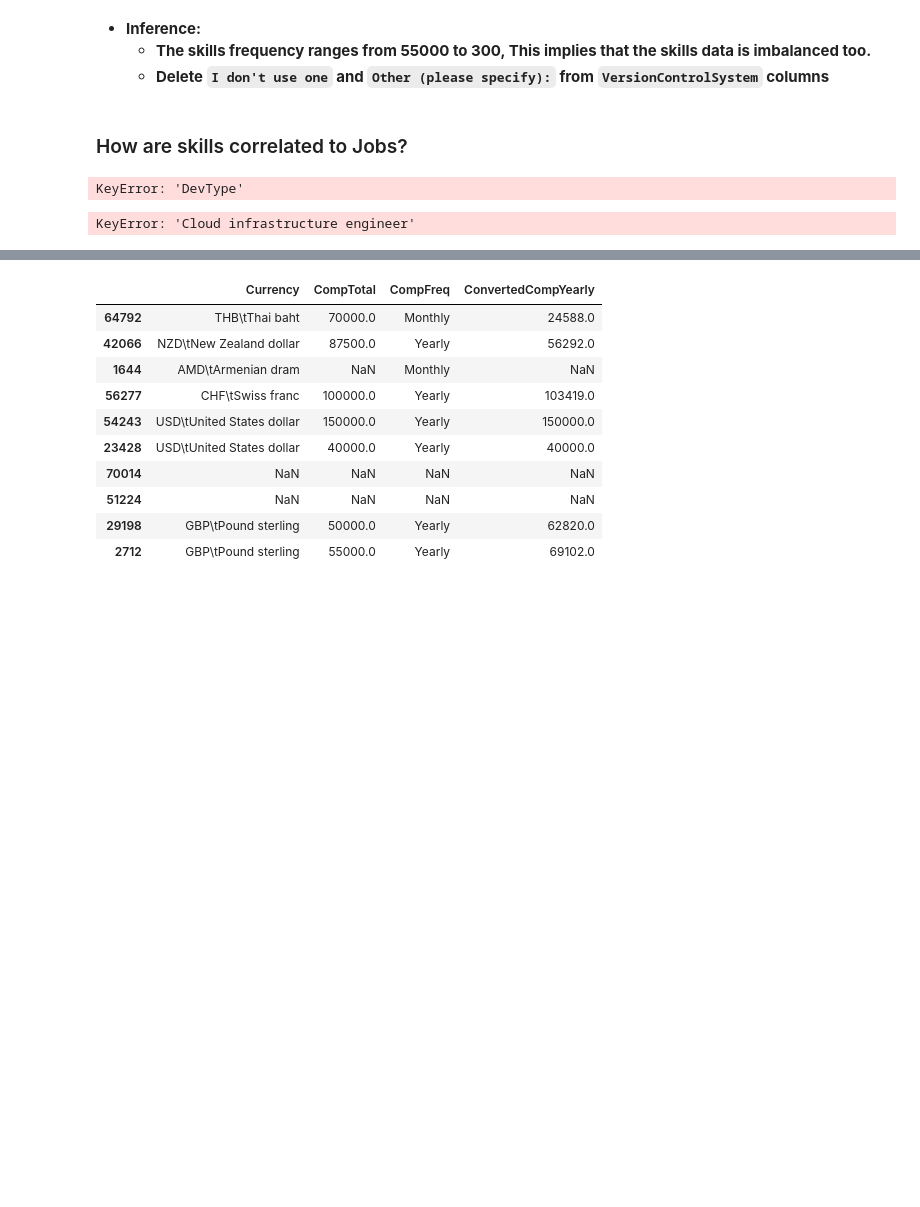
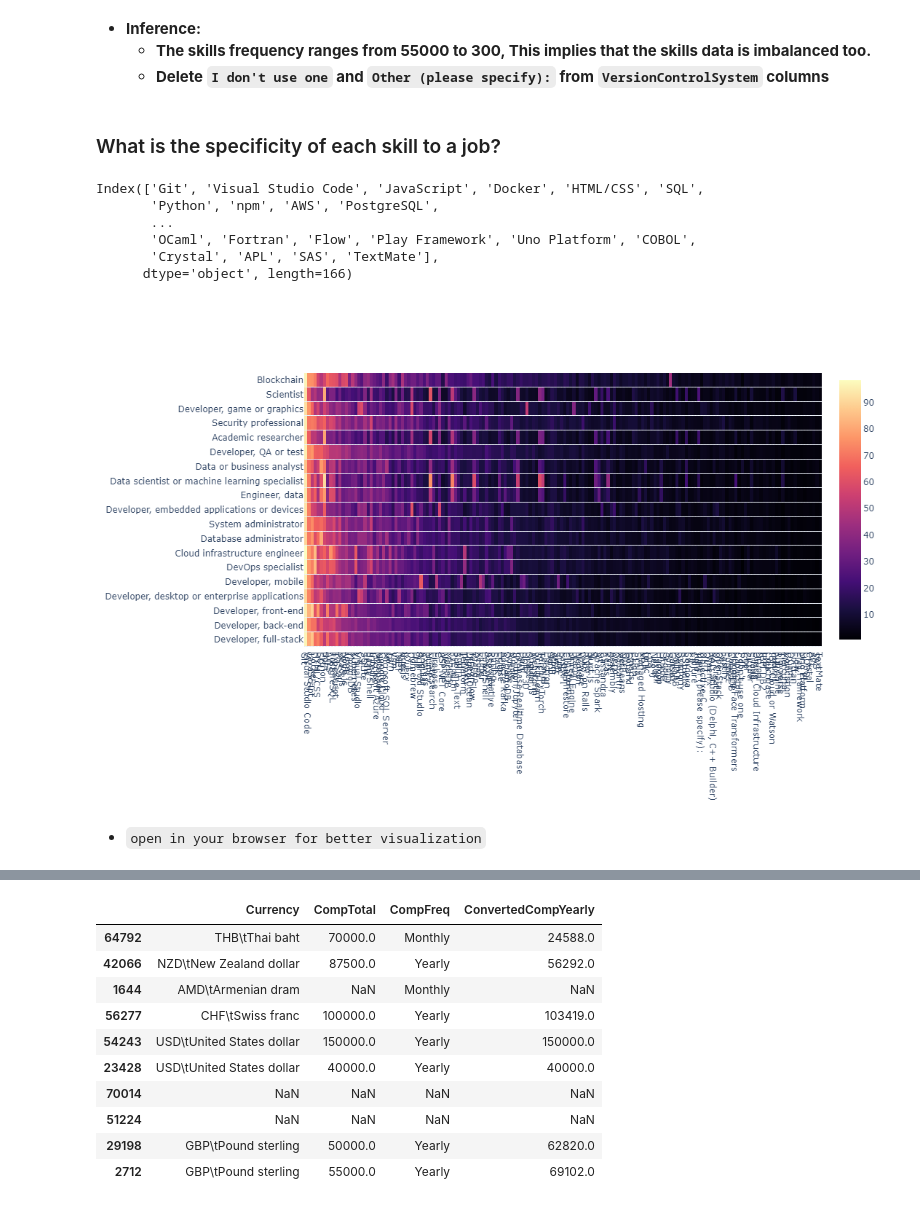
Before and after one commit to AlyAEE/Tech-Jobs-Prediction-Based-On-Your-Skillset-Project, a Jupyter notebook: Notebooks/02.Exploratory Data Analysis.ipynb, the cells around one changed output, grey strips where cells are left out. Drawn from its saved outputs; the diff is of its cells as text; code cells hidden in the pictures; blank space fills up the shorter version.

Commit message:
EDA. Finsihed visualizing job and skill specificity

```diff
--- a/Notebooks/02.Exploratory Data Analysis.ipynb
+++ b/Notebooks/02.Exploratory Data Analysis.ipynb
@@ -267,5 +270,5 @@ plt.show()
     - **The skills frequency ranges from 55000 to 300, This implies that the skills data is imbalanced too.**
     - **Delete `I don't use one` and `Other (please specify):` from `VersionControlSystem` columns**
 # %% [markdown]
-### How are skills correlated to Jobs?
+### What is the specificity of each skill to a job?
 # %%
@@ -274,28 +279,49 @@ TECH_SKILLS = skills_freq['skill'].tolist()
-# %%
-sorted_roles = df['DevType'].sum().sort_values().index.tolist()
-sorted_skills = df.drop('DevType', axis=1).sum().sort_values(ascending=False).droplevel(level=0).index.tolist()
-# %% [output]
-KeyError: 'DevType'
 # %%
+# Create a DataFrame contains the percentage of each skill in each job
 skills = []
 
-# For each role, calculate the percentage of each skill
-for role in TECH_JOBS:
-    # Filter for the role
-    role_mask = (encoded_dfs[('TechJob', role)] == 1)
+# Loop through each job
+for job in tech_jobs:
+    # Filter for the job, return rows where job = 1
+    job_filter = (encoded_dfs[('TechJob', job)] == 1)
+    #For each skill column in each CORE_COLS, calculate mean of each skill for this job and multiply by 100 to return the percentage
+    #Store values in a dict comprehension, concatenate using pd.concat
+    skills_per_job = pd.concat({col: encoded_dfs.loc[job_filter, col].mean() * 100
+                             for col in CORE_COLS})
 
-    #For each skill column, calculate mean of the one-hot-encoded -> percentage
-    skills_role = pd.concat({tech_col: encoded_dfs.loc[role_mask, tech_col].mean() * 100
-                             for tech_col in TECH_JOBS})
+    # Store all series in skills list
+    skills.append(skills_per_job)
 
-    # Append to original list
-    skills.append(skills_role)
-
-# Concat and format
+# Build a datframe
 skills = pd.concat(skills, axis=1)
-skills.columns = sorted_roles
+# Change columns to Tech_job
+skills.columns = tech_jobs
+# Drop the CORE_COlS index
 skills = skills.reset_index(level=0, drop=True)
-skills = skills.loc[TECH_SKILLS]
+skills = skills.loc[tech_skills]
+# Transpose the df for clarity
 skills = skills.T
-# %% [output]
-KeyError: 'Cloud infrastructure engineer'
+# %%
+skills.columns
+# %% [output]
+Index(['Git', 'Visual Studio Code', 'JavaScript', 'Docker', 'HTML/CSS', 'SQL',
+       'Python', 'npm', 'AWS', 'PostgreSQL',
+       ...
+       'OCaml', 'Fortran', 'Flow', 'Play Framework', 'Uno Platform', 'COBOL',
+       'Crystal', 'APL', 'SAS', 'TextMate'],
+      dtype='object', length=166)
+# %%
+#Create a heatmap of skills df
+fig = go.Figure(data=go.Heatmap(z=skills, x=skills.columns ,y=skills.index, colorscale='magma', ygap=1))
+
+# update the layout of the figure
+fig.update_layout(width=2500, height=700,
+                  xaxis_nticks=len(skills.columns))
+
+fig.show()
+#save the figure
+fig.write_html(os.path.join(IMAGES_PATH, 'heatmap.html'))
+# %% [output]
+[figure, added]
+# %% [markdown]
+- `open in your browser for better visualization`
```
Also changed, not shown: parts of 13 cells of this notebook, 2 other files.
